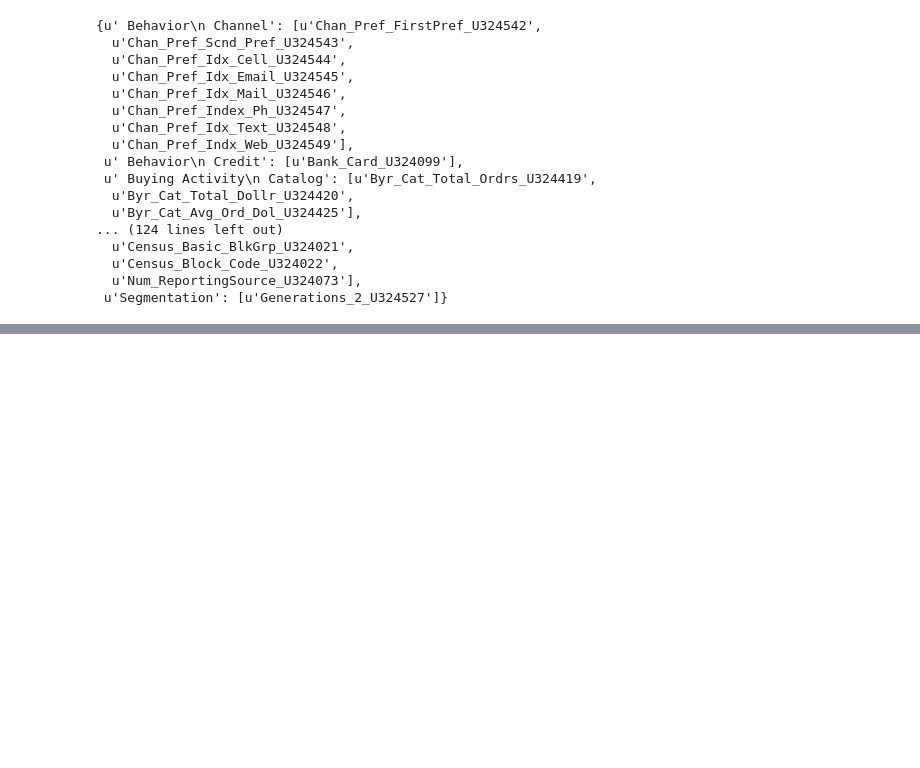
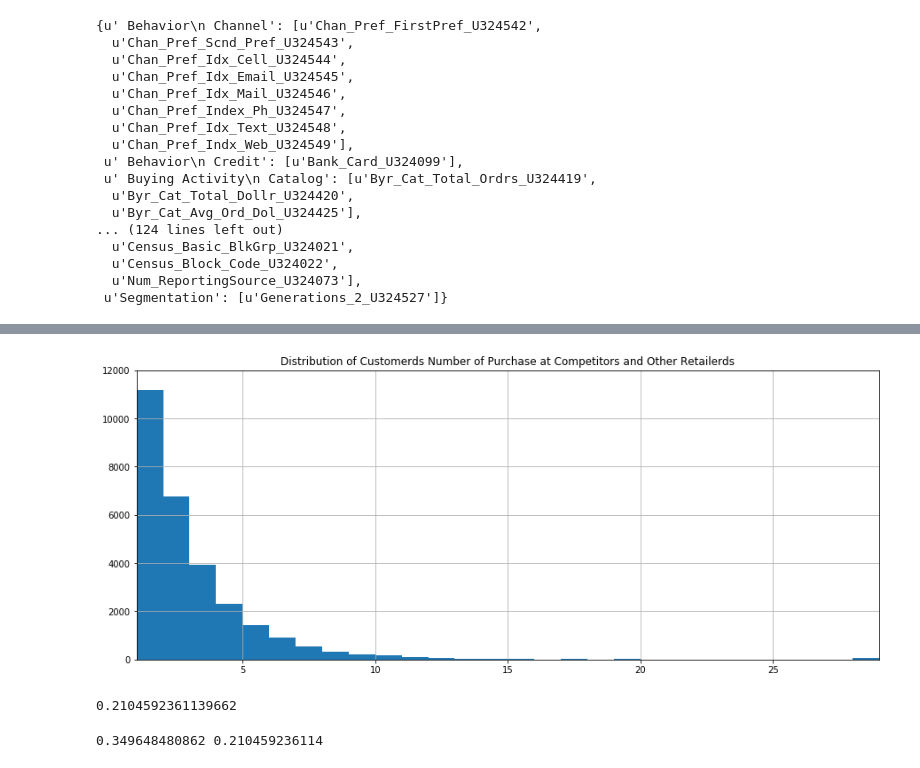
Before and after one commit to salarjf/marketing, a Jupyter notebook: preval.ipynb, the cells around one changed output, grey strips where cells are left out. Saved outputs shown, nothing was run; the diff lists cells and outputs as text; code cells hidden in the pictures; blank space fills up the shorter version.

Commit message:
Extract exchange customer indexes

```diff
--- a/preval.ipynb
+++ b/preval.ipynb
@@ -33,14 +34,14 @@ other24_shopped_3_mos
 other25_shopped_3_mos
 other26_shopped_3_mos
 # %%
-df = pd.ExcelFile('dictionary.xlsx',encoding='utf-8')
-df = pd.read_excel(df,'demos',index_col='Allant ID')
+df_excell = pd.ExcelFile('../marketing_data/dictionary.xlsx',encoding='utf-8')
+df_excell = pd.read_excel(df_excell,'demos',index_col='Allant ID')
 valid_columns = pd.read_csv('stored/more_than_fifty.txt')
 'Homeowner_Renter_90303' in  valid_columns.header.values
 
 
 category = {}
-for index, row in df.iterrows():
+for index, row in df_excell.iterrows():
 	if row['Allant Field Name'] in valid_columns.header.values:
 		if row.Category in category:
 			category[row.Category].append(row['Allant Field Name'])
@@ -68,0 +90,6 @@ category
+# %%
+history_columns_df = pd.read_csv("history_columns.csv")
+comp_30_month_column_names = [ column for column in history_columns_df.this_is_a_header.values if ('_shopped_3_mos' in column and 'comp' in column)]
+other_30_month_column_names = [ column for column in history_columns_df.this_is_a_header.values if ('_shopped_3_mos' in column and 'other' in column)]
+all_30_month_column_names = comp_30_month_column_names + other_30_month_column_names
+all_30_month_column_names
@@ -68,0 +134,6 @@ category
+# %%
+df['sum_all_shopped_3_mons'] = 0
+# %%
+for index in df.index:
+    for col in all_30_month_column_names:
+        df.at[index, 'sum_all_shopped_3_mons'] += df.at[index,col]
@@ -68,0 +164,42 @@ category
+# %%
+
+
+#plot exchange customer discribution score
+df['sum_all_shopped_3_mons'].hist(bins=29,figsize=(15, 6))
+plt.title('Distribution of Customerds Number of Purchase at Competitors and Other Retailerds')
+plt.xlim(1,29)
+plt.ylim(0,12000)
+plt.show()
+# %% [output]
+[figure, added]
+0.2104592361139662
+# %%
+
+# 29 is the maximum exchange score
+max_sum_all_30_month = 0
+for index in df.index:
+    if df.at[index,'sum_all_shopped_3_mons'] > 10:
+        if df.at[index,'sum_all_shopped_3_mons'] > max_sum_all_30_month:
+            max_sum_all_30_month = df.at[index,'sum_all_shopped_3_mons']
+
+
+exchange_cust_index_above1 = []
+exchange_cust_index_above2 = []
+for index in df.index:
+    #34 percent of all customers
+    if df.at[index,'sum_all_shopped_3_mons'] > 1:
+        exchange_cust_index_above1.append(index)
+    #21 percent of all customers
+    if df.at[index,'sum_all_shopped_3_mons'] > 2:
+        exchange_cust_index_above2.append(index)
+#percent of all customers within each exchange score range
+print float(len(exchange_cust_index_above1)) / df.shape[0] , float(len(exchange_cust_index_above2)) / df.shape[0]
+
+with open('../marketing_data/exchange_cust_index_above1.txt','w') as ffile:
+    for index in exchange_cust_index_above1:
+        ffile.write(str(index)+'\n')
+with open('../marketing_data/exchange_cust_index_above2.txt','w') as ffile:
+    for index in exchange_cust_index_above2:
+        ffile.write(str(index)+'\n')
+# %% [output]
+0.349648480862 0.210459236114
```
Also changed, not shown: parts of 6 cells of this notebook, 6 other files.
